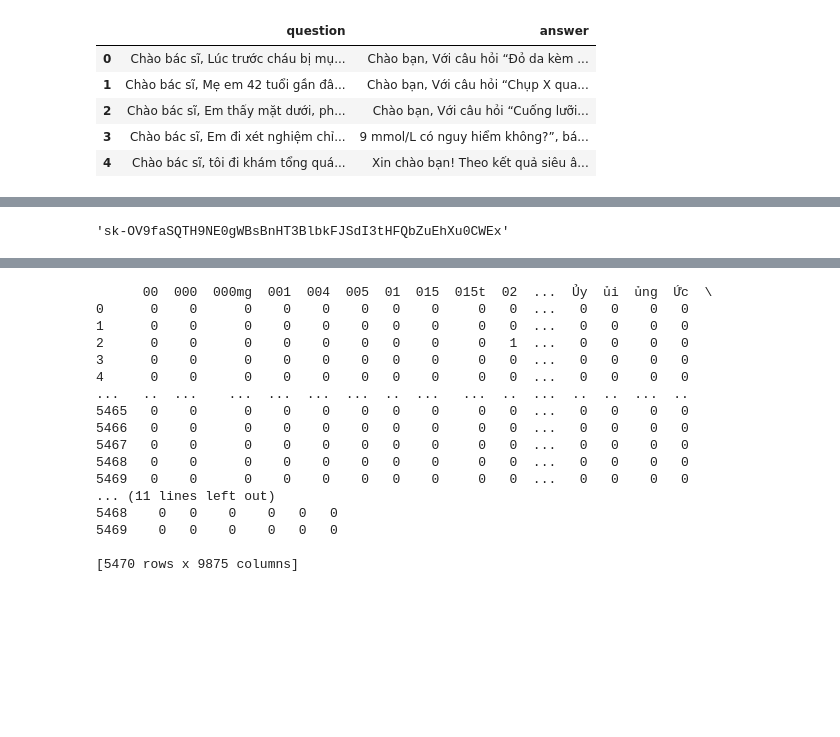
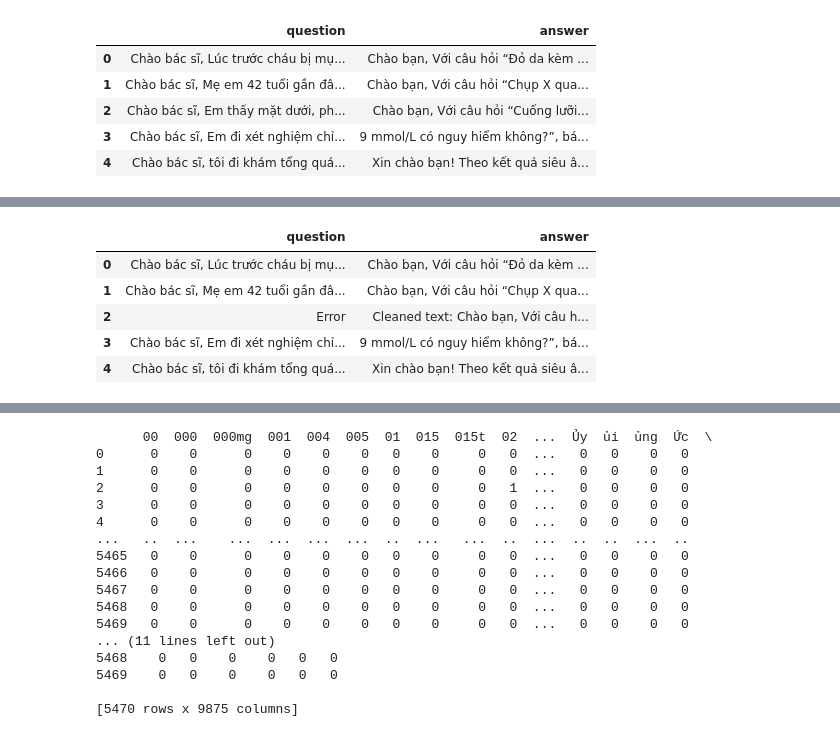
Before and after one commit to Digirent-Enterprise/Data-Clean, a Jupyter notebook: data_cleaning.ipynb, the cells around one changed output, grey strips where cells are left out. Drawn from its saved outputs; the diff is of its cells as text; code cells hidden in the pictures; blank space fills up the shorter version.

```diff
--- a/data_cleaning.ipynb
+++ b/data_cleaning.ipynb
@@ -88,5 +123,3 @@ df_3 = df.iloc[3000:,:]
 # %%
 os.getenv('OPENAI_API_KEY')
-# cleaned_df_1 = parallel_applymap(df_1,clean_name,4)
+cleaned_df_6 = parallel_applymap(df_6,clean_name,4)
-# %% [output]
-'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'
@@ -92,0 +128,9 @@ os.getenv('OPENAI_API_KEY')
+# %%
+cleaned_df_1.head(5)
+# %% [output]
+|  | question | answer |
+| 0 | Chào bác sĩ, Lúc trước cháu bị mụ... | Chào bạn, Với câu hỏi “Đỏ da kèm ... |
+| 1 | Chào bác sĩ, Mẹ em 42 tuổi gần đâ... | Chào bạn, Với câu hỏi “Chụp X qua... |
+| 2 | Error | Cleaned text: Chào bạn, Với câu h... |
+| 3 | Chào bác sĩ, Em đi xét nghiệm chỉ... | 9 mmol/L có nguy hiểm không?”, bá... |
+| 4 | Chào bác sĩ, tôi đi khám tổng quá... | Xin chào bạn! Theo kết quả siêu â... |
```
Also changed, not shown: parts of 42 cells of this notebook, 15 other files.
